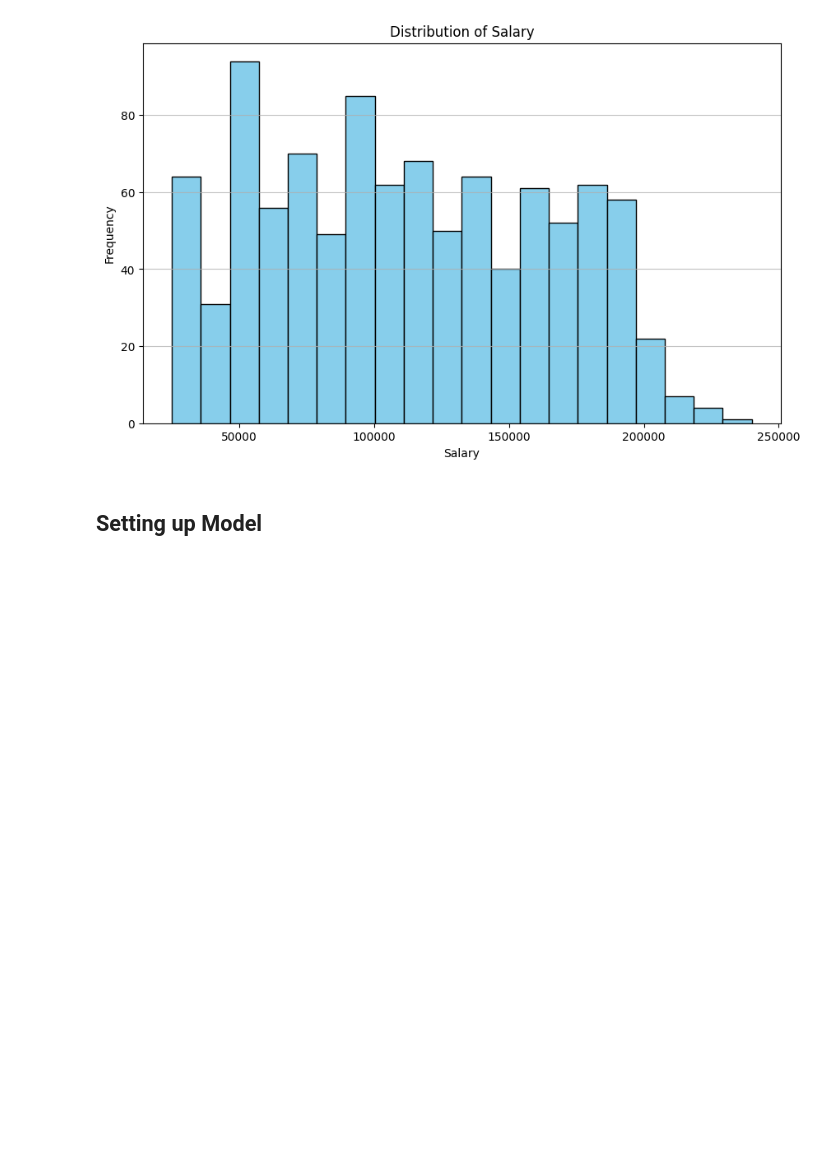
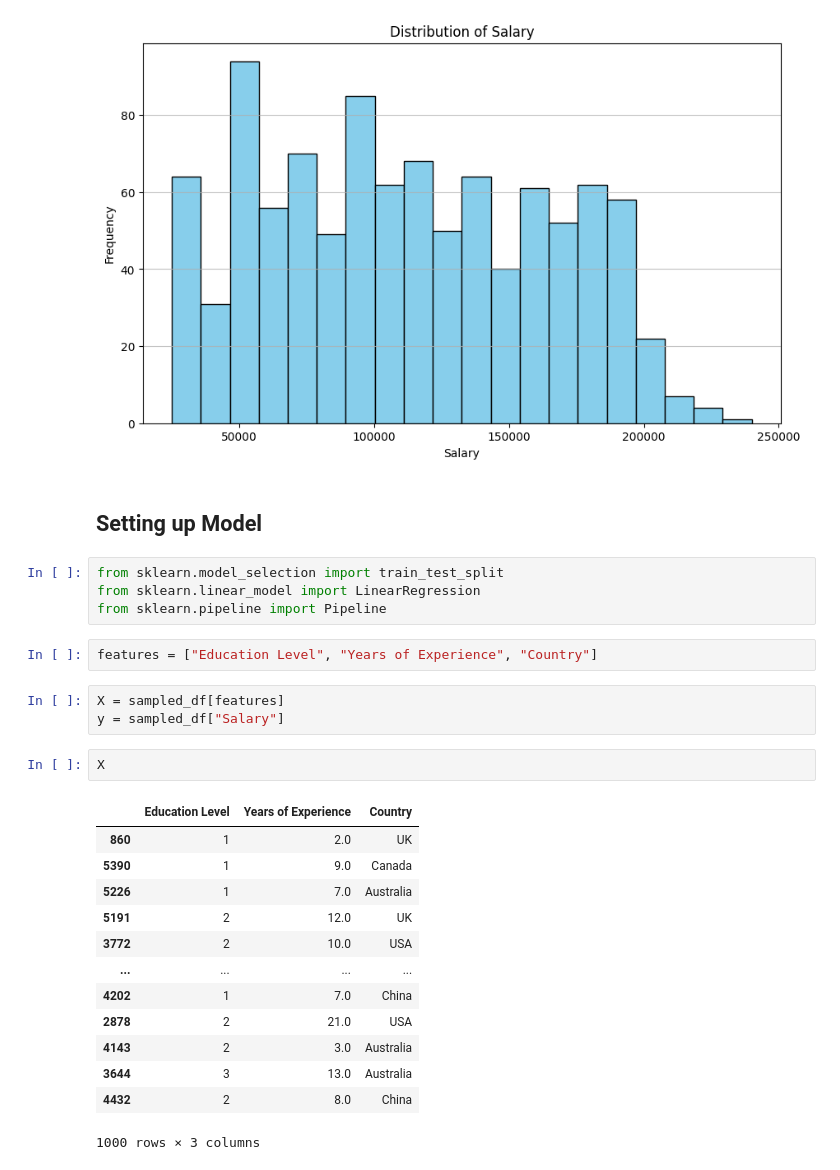
Before and after one commit to arkulowski/EDP_Capstone_Project, a Jupyter notebook: notebooks/testing_data.ipynb, the cells around one changed output. Drawn from its saved outputs; the diff is of its cells as text; blank space fills up the shorter version.

```diff
--- a/notebooks/testing_data.ipynb
+++ b/notebooks/testing_data.ipynb
@@ -53,3 +53,28 @@ plt.show()
 [figure]
 # %% [markdown]
 ## Setting up Model
+# %%
+from sklearn.model_selection import train_test_split
+from sklearn.linear_model import LinearRegression
+from sklearn.pipeline import Pipeline
+# %%
+features = ["Education Level", "Years of Experience", "Country"]
+# %%
+X = sampled_df[features]
+y = sampled_df["Salary"]
+# %%
+X
+# %% [output]
+|  | Education Level | Years of Experience | Country |
+| 860 | 1 | 2.0 | UK |
+| 5390 | 1 | 9.0 | Canada |
+| 5226 | 1 | 7.0 | Australia |
+| 5191 | 2 | 12.0 | UK |
+| 3772 | 2 | 10.0 | USA |
+| ... | ... | ... | ... |
+| 4202 | 1 | 7.0 | China |
+| 2878 | 2 | 21.0 | USA |
+| 4143 | 2 | 3.0 | Australia |
+| 3644 | 3 | 13.0 | Australia |
+| 4432 | 2 | 8.0 | China |
+1000 rows × 3 columns
```
Also changed, not shown: parts of 2 cells of this notebook.
